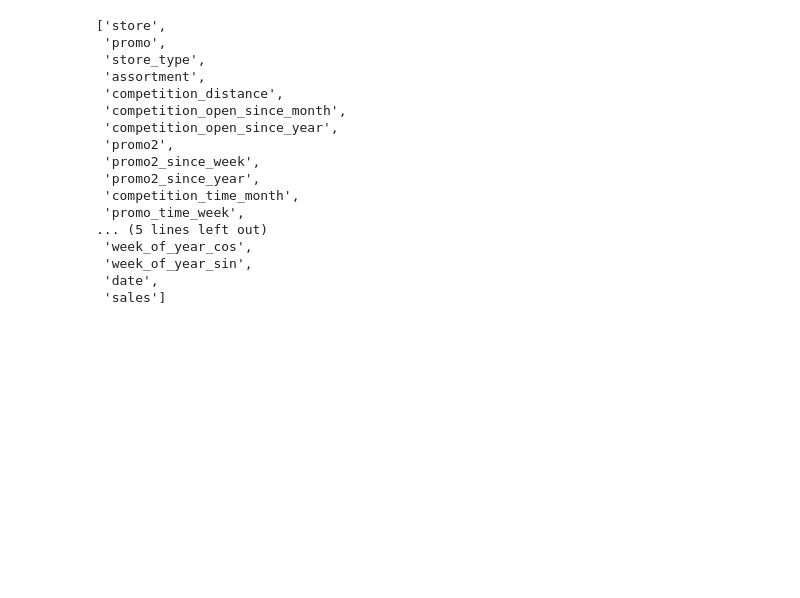
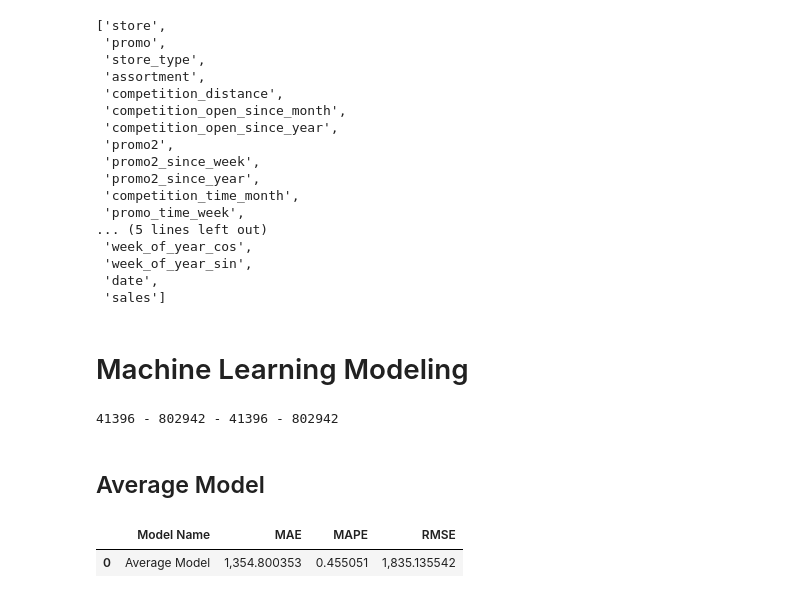
Before and after one commit to felipedmnq/Data-Science-T, a Jupyter notebook: Notebooks/Data_Science_T_M5_data_preparation.ipynb, the cells around one changed output. Cells and saved outputs as stored; diff of their text form; code cells hidden in the pictures; blank space fills up the shorter version.

Commit message:
implemented linear models

```diff
--- a/Notebooks/Data_Science_T_M5_data_preparation.ipynb
+++ b/Notebooks/Data_Science_T_M5_data_preparation.ipynb
@@ -1665,18 +1681,18 @@ df6[['store', 'date']].groupby('store').max().reset_index()['date'][0] - datetim
 Timestamp('2015-06-19 00:00:00')
 # %%
 # Training DataSets
-x_train = df6[df6['date'] < '2015-06-19']
-y_train = x_train['sales']
+X_train = df6[df6['date'] < '2015-06-19']
+y_train = X_train['sales']
 
 # Test DataSets
-x_test = df6[df6['date'] >= '2015-06-19']
-y_test = x_train['sales']
+X_test = df6[df6['date'] >= '2015-06-19']
+y_test = X_test['sales']
 
-print(f'Training Min Date: {x_train["date"].min()}')
-print(f'Training Min Date: {x_train["date"].max()}')
+print(f'Training Min Date: {X_train["date"].min()}')
+print(f'Training Min Date: {X_train["date"].max()}')
 
-print(f'\nTraining Min Date: {x_test["date"].min()}')
-print(f'Training Min Date: {x_test["date"].max()}')
+print(f'\nTraining Min Date: {X_test["date"].min()}')
+print(f'Training Min Date: {X_test["date"].max()}')
 # %% [output]
 Training Min Date: 2013-01-01 00:00:00
 Training Min Date: 2015-06-18 00:00:00
@@ -1749,7 +1747,7 @@ cols_selected_boruta = ['store',
      'promo_time_week',
      'day_of_week_sin',
      'day_of_week_cos',
-     'month_cos'
+     'month_cos',
      'month_sin',
      'day_sin',
      'day_cos',
@@ -1760,7 +1758,7 @@ cols_selected_boruta = ['store',
 feat_to_add = ['date', 'sales']
 
 # Final features
-cols_selected_boruta.extend(feat_to_add)
+#cols_selected_boruta.extend(feat_to_add)
 # %%
 cols_selected_boruta
 # %% [output]
@@ -1781,3 +1779,30 @@ cols_selected_boruta
  'week_of_year_sin',
  'date',
  'sales']
+# %% [markdown]
+# Machine Learning Modeling
+# %%
+x_train = X_train[cols_selected_boruta]
+x_test = X_test[cols_selected_boruta]
+# %%
+print(f'{len(X_test)} - {len(X_train)} - {len(y_test)} - {len(y_train)}')
+# %% [output]
+41396 - 802942 - 41396 - 802942
+# %% [markdown]
+## Average Model
+# %%
+aux1 = x_test.copy()
+aux1['sales'] = y_test.copy()
+
+# Prediction
+aux2 = aux1[['store', 'sales']].groupby('store').mean().reset_index().rename(columns = {'sales': 'predictions'})
+aux1 = pd.merge(aux1, aux2, how = 'left', on = 'store')
+yhat_baseline = aux1['predictions']
+
+# Performance
+baseline_result = ml_error('Average Model', np.expm1(y_test), np.expm1(yhat_baseline)) # expm1 -> exponetial -> return log convertion.
+
+baseline_result
+# %% [output]
+|  | Model Name | MAE | MAPE | RMSE |
+| 0 | Average Model | 1,354.800353 | 0.455051 | 1,835.135542 |
```
Also changed, not shown: parts of 13 cells of this notebook.
